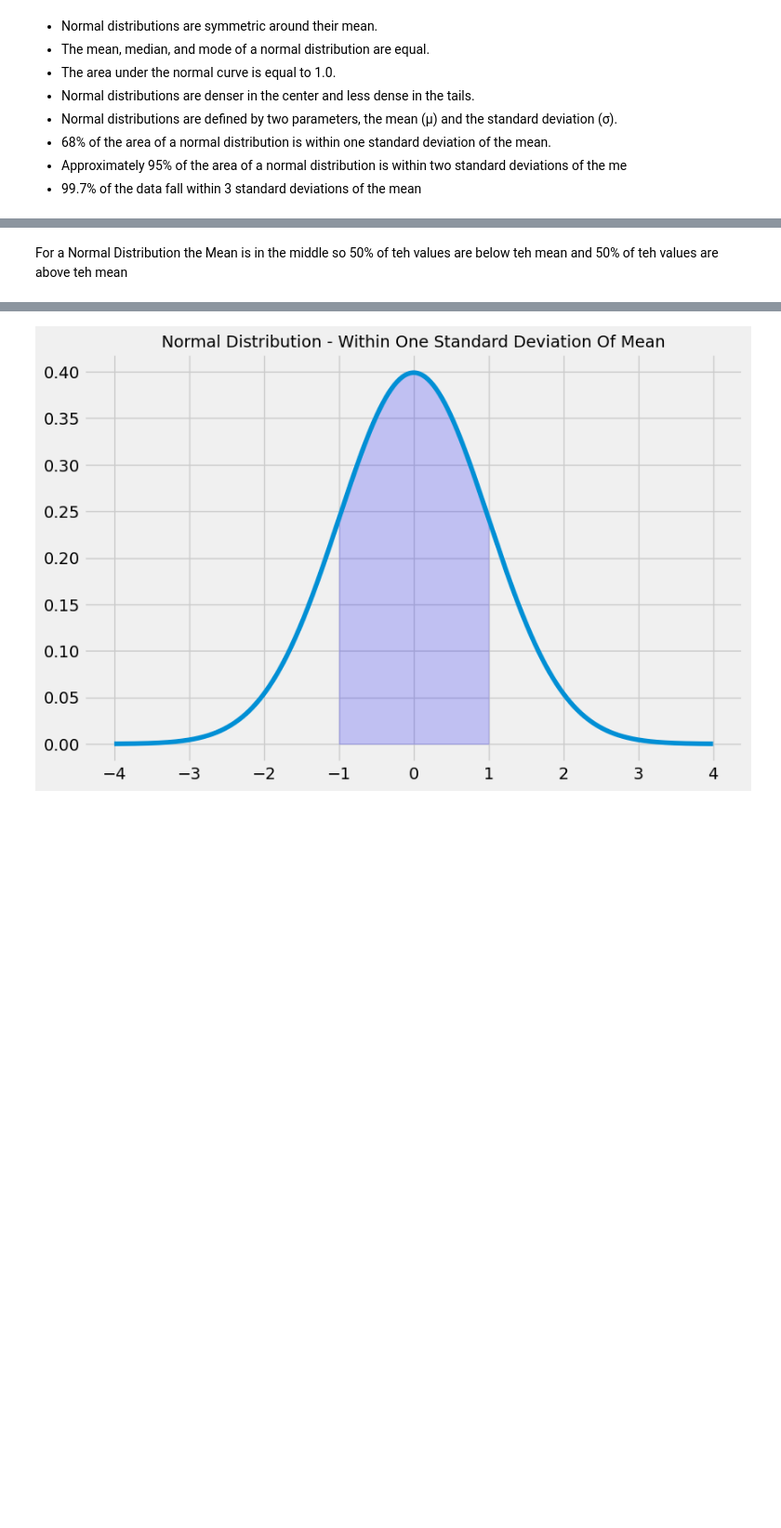
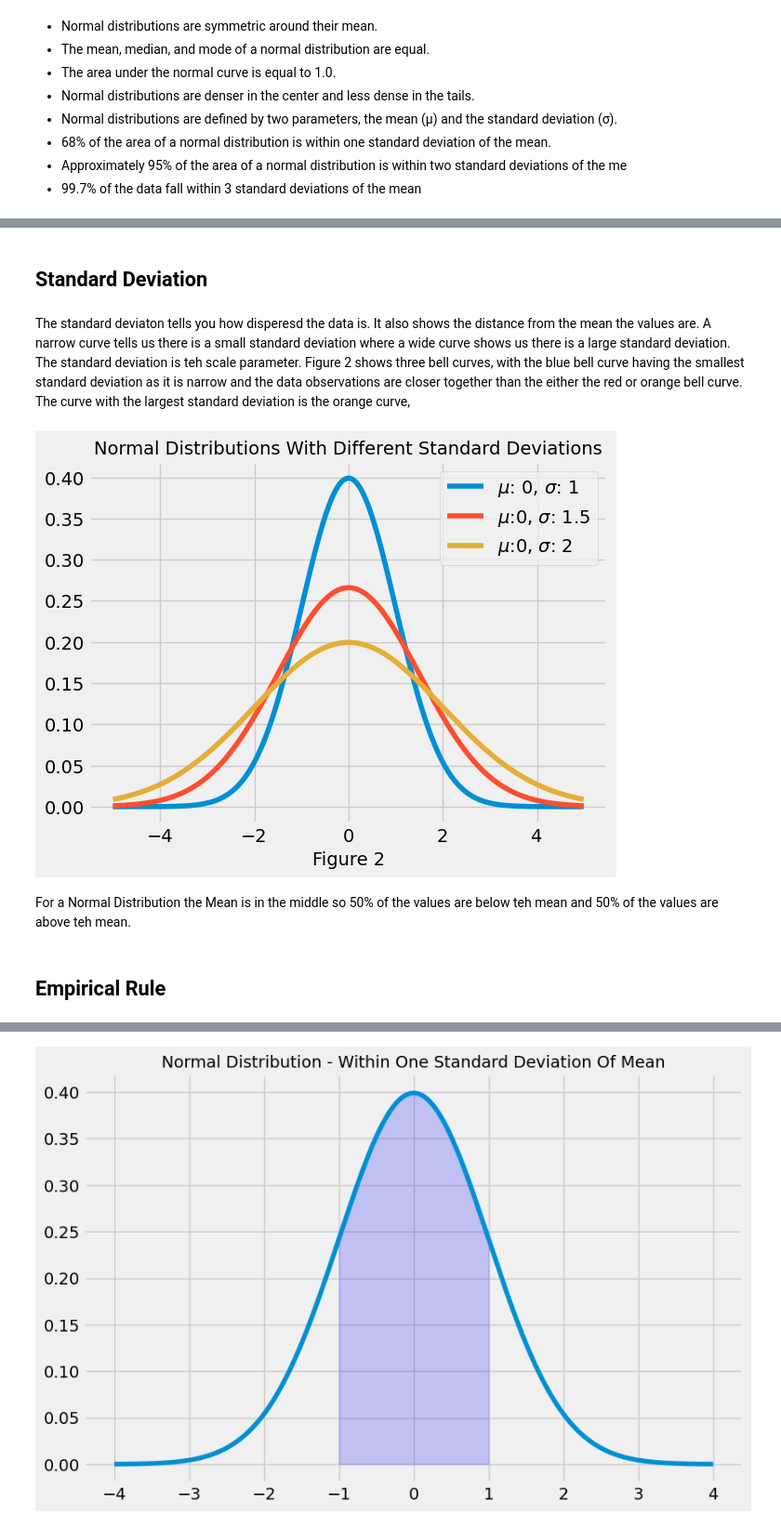
Before and after one commit to loughjo/funddata-assessment, a Jupyter notebook: normal-distribution.ipynb, the cells around one changed output, grey strips where cells are left out. Shown: that part at 93% size. Saved outputs shown, nothing was run; the diff lists cells and outputs as text; code cells hidden in the pictures; blank space fills up the shorter version.

```diff
--- a/normal-distribution.ipynb
+++ b/normal-distribution.ipynb
@@ -88,2 +67,24 @@ plt.show()
+# %% [markdown]
+## Standard Deviation
+# %% [markdown]
+The standard deviaton tells you how disperesd the data is. It also shows the distance from the mean the values are. A narrow curve tells us there is a small standard deviation where a wide curve shows us there is a large standard deviation. The standard deviation is teh scale parameter. Figure 2 shows three bell curves, with the blue bell curve having the smallest standard deviation as it is narrow and the data observations are closer together than the either the red or orange bell curve. The curve with the largest standard deviation is the orange curve,
+# %%
+#x-axis ranges from -5 and 5 with .001 steps
+x = np.arange(-5, 5, 0.01)
+
+#define multiple normal distributions
+plt.title('Normal Distributions With Different Standard Deviations', fontsize=14)
+plt.plot(x, norm.pdf(x, 0, 1), label='$\mu$: 0, $\sigma$: 1')
+plt.plot(x, norm.pdf(x, 0, 1.5), label='$\mu$:0, $\sigma$: 1.5')
+plt.plot(x, norm.pdf(x, 0, 2), label='$\mu$:0, $\sigma$: 2')
+
+#add legend to plot
+plt.legend()
+plt.xlabel('Figure 2', fontsize='14')
+plt.show()
+# %% [output]
+[figure, added]
 # %% [markdown]
-For a Normal Distribution the Mean is in the middle so 50% of teh values are below teh mean and 50% of teh values are above teh mean
+For a Normal Distribution the Mean is in the middle so 50% of the values are below teh mean and 50% of the values are above teh mean.
+# %% [markdown]
+## Empirical Rule
```
Also changed, not shown: parts of 46 cells of this notebook, 2 other files.
